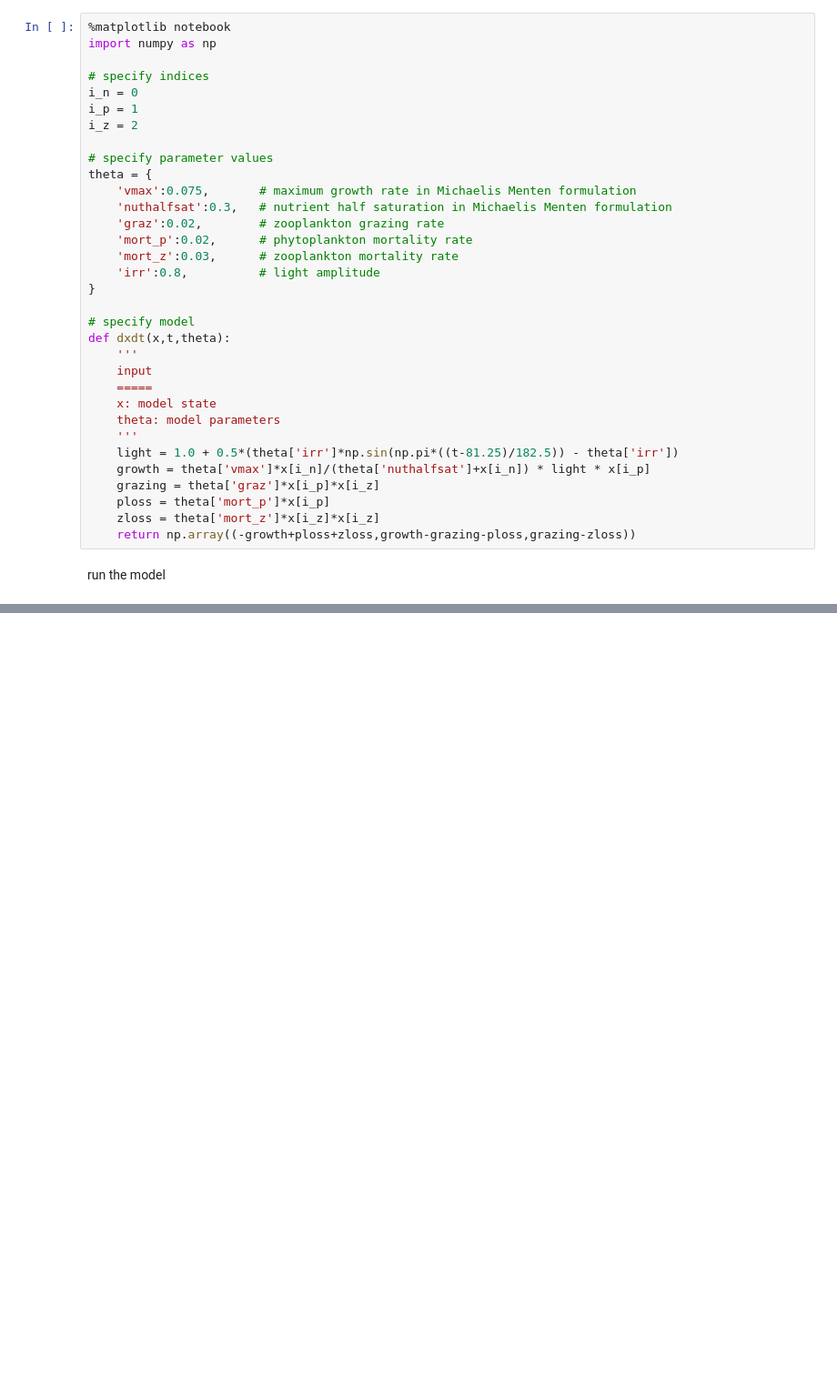
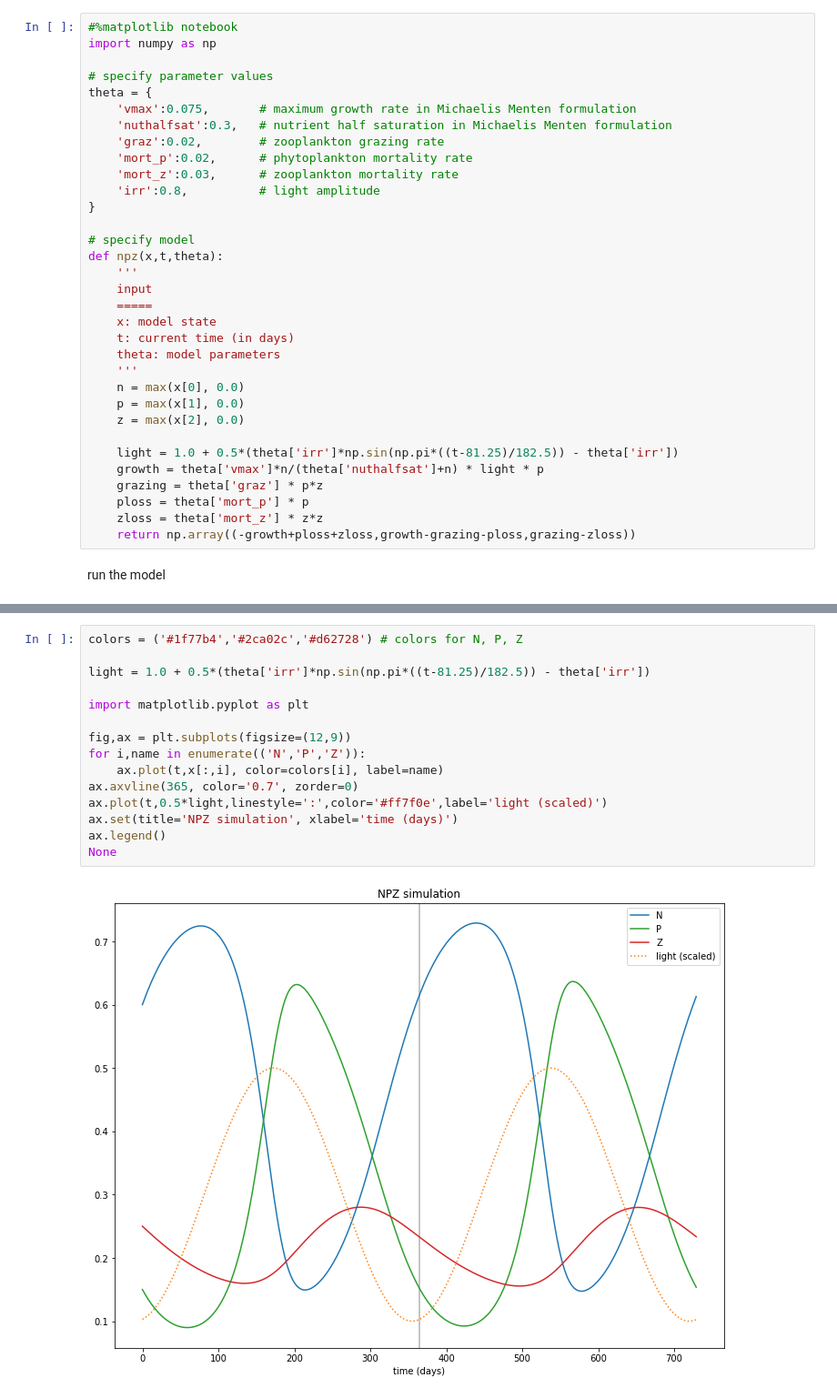
Before and after one commit to gregbritten/BayesianEcosystems_IAP, a Jupyter notebook: notebooks/npz_python.ipynb, the cells around one changed output, grey strips where cells are left out. Shown at 91% size. Drawn from its saved outputs; the diff is of its cells as text; blank space fills up the shorter version.

Commit message:
modified python notebook

```diff
--- a/notebooks/npz_python.ipynb
+++ b/notebooks/npz_python.ipynb
@@ -4,13 +10,8 @@
 ## some preparation:
 create synthetic (model-generated) data
 # %%
-%matplotlib notebook
+#%matplotlib notebook
 import numpy as np
-
-# specify indices
-i_n = 0
-i_p = 1
-i_z = 2
 
 # specify parameter values
 theta = {
@@ -23,18 +24,23 @@ theta = {
 }
 
 # specify model
-def dxdt(x,t,theta):
+def npz(x,t,theta):
     '''
     input
     =====
     x: model state
+    t: current time (in days)
     theta: model parameters
     '''
+    n = max(x[0], 0.0)
+    p = max(x[1], 0.0)
+    z = max(x[2], 0.0)
+
     light = 1.0 + 0.5*(theta['irr']*np.sin(np.pi*((t-81.25)/182.5)) - theta['irr'])
-    growth = theta['vmax']*x[i_n]/(theta['nuthalfsat']+x[i_n]) * light * x[i_p]
-    grazing = theta['graz']*x[i_p]*x[i_z]
-    ploss = theta['mort_p']*x[i_p]
-    zloss = theta['mort_z']*x[i_z]*x[i_z]
+    growth = theta['vmax']*n/(theta['nuthalfsat']+n) * light * p
+    grazing = theta['graz'] * p*z
+    ploss = theta['mort_p'] * p
+    zloss = theta['mort_z'] * z*z
     return np.array((-growth+ploss+zloss,growth-grazing-ploss,grazing-zloss))
 # %% [markdown]
 run the model
@@ -50,0 +59,17 @@ x = odeint(dxdt, x0, t, args=(theta,))
+# %%
+colors = ('#1f77b4','#2ca02c','#d62728') # colors for N, P, Z
+
+light = 1.0 + 0.5*(theta['irr']*np.sin(np.pi*((t-81.25)/182.5)) - theta['irr'])
+
+import matplotlib.pyplot as plt
+
+fig,ax = plt.subplots(figsize=(12,9))
+for i,name in enumerate(('N','P','Z')):
+    ax.plot(t,x[:,i], color=colors[i], label=name)
+ax.axvline(365, color='0.7', zorder=0)
+ax.plot(t,0.5*light,linestyle=':',color='#ff7f0e',label='light (scaled)')
+ax.set(title='NPZ simulation', xlabel='time (days)')
+ax.legend()
+None
+# %% [output]
+[figure, added]
```
Also changed, not shown: parts of 12 cells of this notebook.
